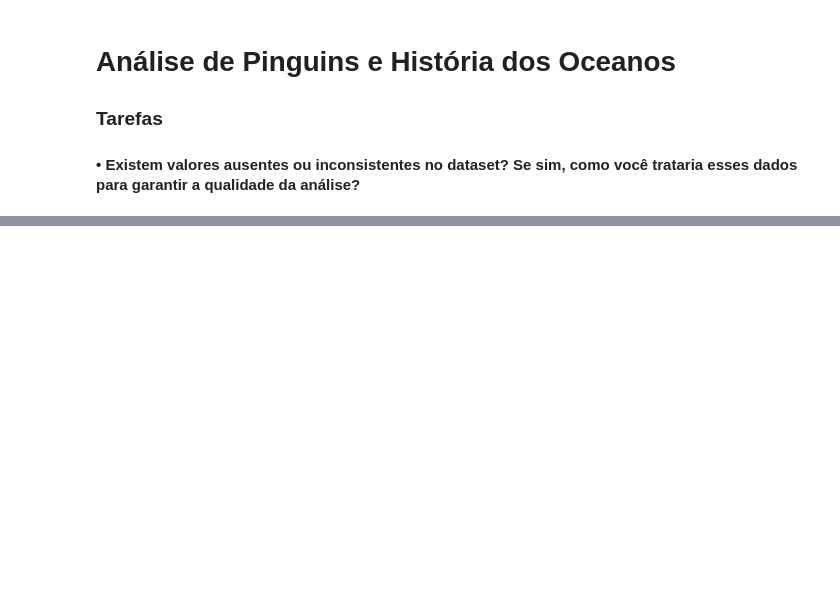
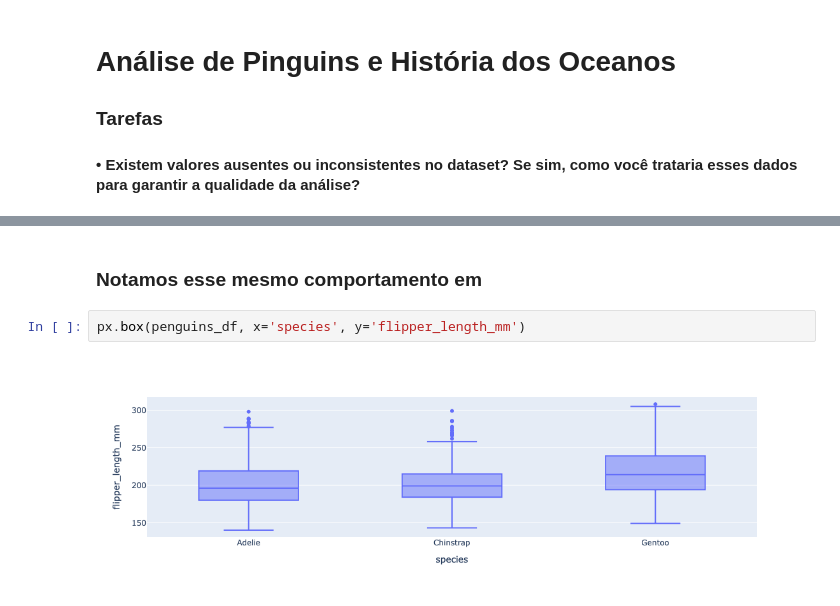
Before and after one commit to srtjazz/gc-python-2024, a Jupyter notebook: aula_08/exercicio_19/exercicio_19.ipynb, the cells around one changed output, grey strips where cells are left out. Drawn from its saved outputs; the diff is of its cells as text; blank space fills up the shorter version.

```diff
--- a/aula_08/exercicio_19/exercicio_19.ipynb
+++ b/aula_08/exercicio_19/exercicio_19.ipynb
@@ -46,0 +75,6 @@ px.box(penguins_df, x='species', y=['body_mass_g'])
+# %% [markdown]
+### Notamos esse mesmo comportamento em
+# %%
+px.box(penguins_df, x='species', y='flipper_length_mm')
+# %% [output]
+[figure, added]
```
Also changed, not shown: parts of 8 cells of this notebook.
